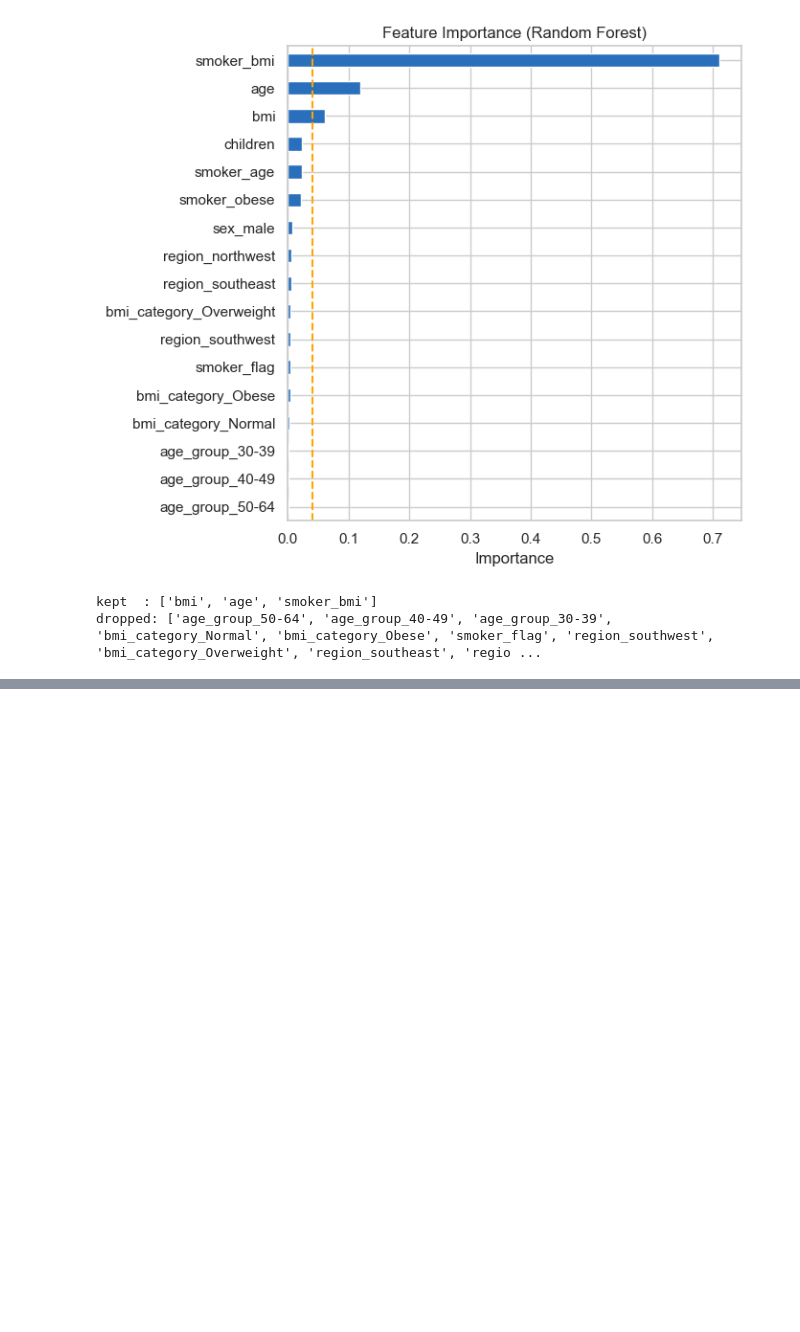
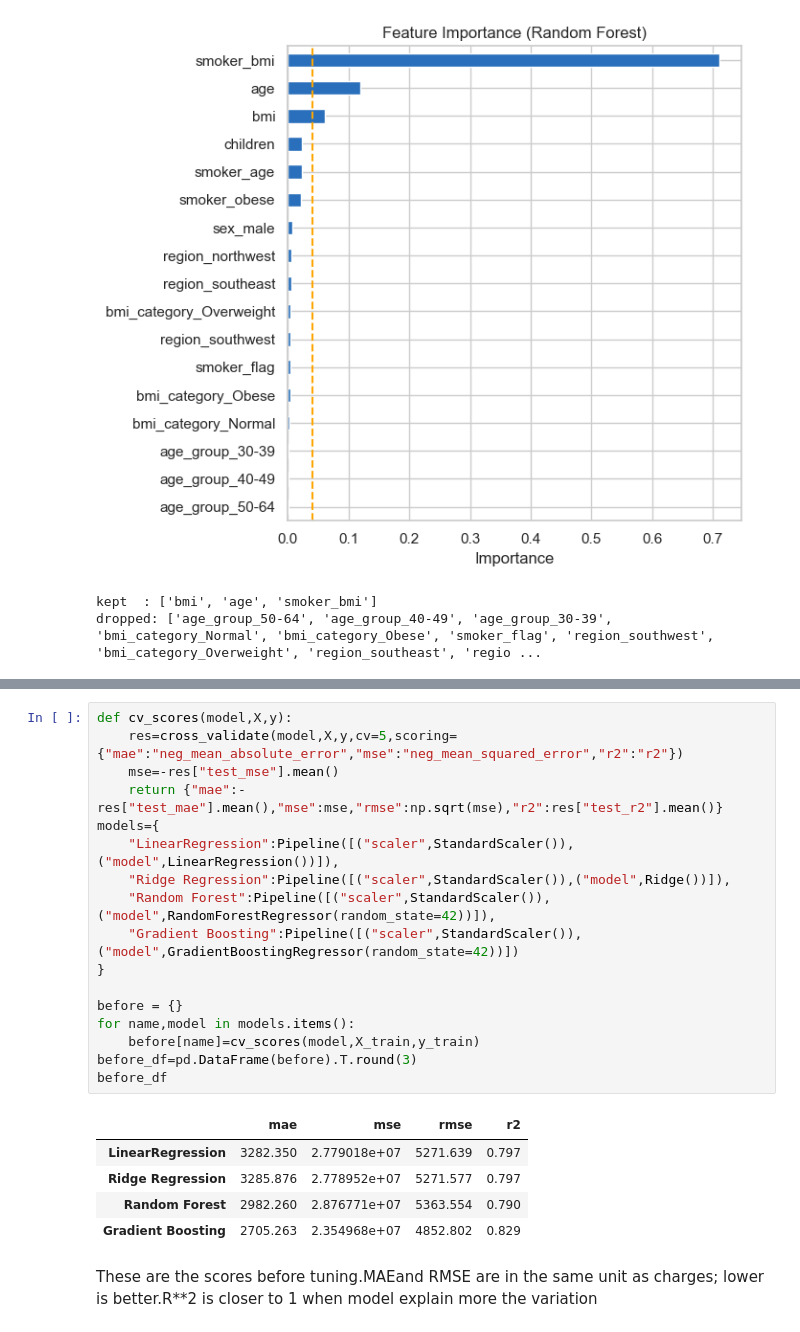
Before and after one commit to prince63aj/Medical_Insurance_Cost_Prediction, a Jupyter notebook: Analysis.ipynb, the cells around one changed output, grey strips where cells are left out. Drawn from its saved outputs; the diff is of its cells as text; blank space fills up the shorter version.

Commit message:
Applying the Train and Evaluate Regression Models to the Medical Insurance Cost Prediction Dataset

```diff
--- a/Analysis.ipynb
+++ b/Analysis.ipynb
@@ -376,0 +384,25 @@ dropped: ['age_group_50-64', 'age_group_40-49', 'age_group_30-39', 'bmi_category
+# %%
+def cv_scores(model,X,y):
+    res=cross_validate(model,X,y,cv=5,scoring={"mae":"neg_mean_absolute_error","mse":"neg_mean_squared_error","r2":"r2"})
+    mse=-res["test_mse"].mean()
+    return {"mae":-res["test_mae"].mean(),"mse":mse,"rmse":np.sqrt(mse),"r2":res["test_r2"].mean()}
+models={
+    "LinearRegression":Pipeline([("scaler",StandardScaler()),("model",LinearRegression())]),
+    "Ridge Regression":Pipeline([("scaler",StandardScaler()),("model",Ridge())]),
+    "Random Forest":Pipeline([("scaler",StandardScaler()),("model",RandomForestRegressor(random_state=42))]),
+    "Gradient Boosting":Pipeline([("scaler",StandardScaler()),("model",GradientBoostingRegressor(random_state=42))])
+}
+
+before = {}
+for name,model in models.items():
+    before[name]=cv_scores(model,X_train,y_train)
+before_df=pd.DataFrame(before).T.round(3)
+before_df
+# %% [output]
+|  | mae | mse | rmse | r2 |
+| LinearRegression | 3282.350 | 2.779018e+07 | 5271.639 | 0.797 |
+| Ridge Regression | 3285.876 | 2.778952e+07 | 5271.577 | 0.797 |
+| Random Forest | 2982.260 | 2.876771e+07 | 5363.554 | 0.790 |
+| Gradient Boosting | 2705.263 | 2.354968e+07 | 4852.802 | 0.829 |
+# %% [markdown]
+These are the scores before tuning.MAEand RMSE are in the same unit as charges; lower is better.R**2 is closer to 1 when model explain more the variation
```
Also changed, not shown: parts of 2 cells of this notebook.
